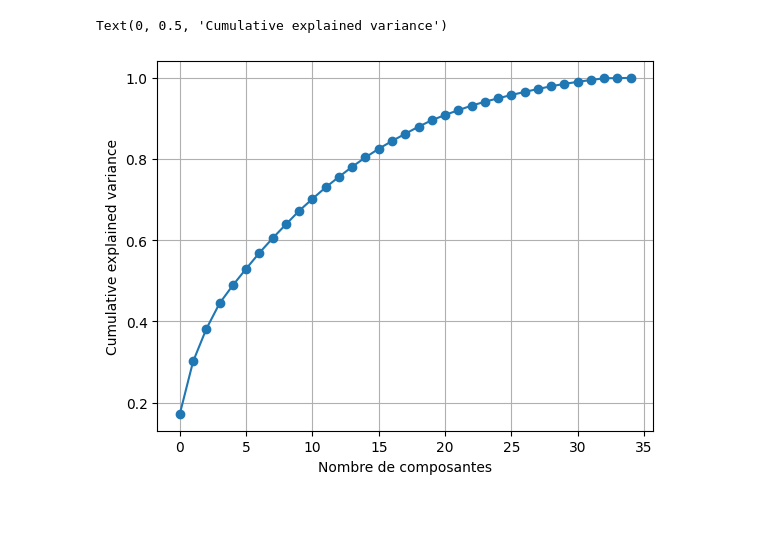
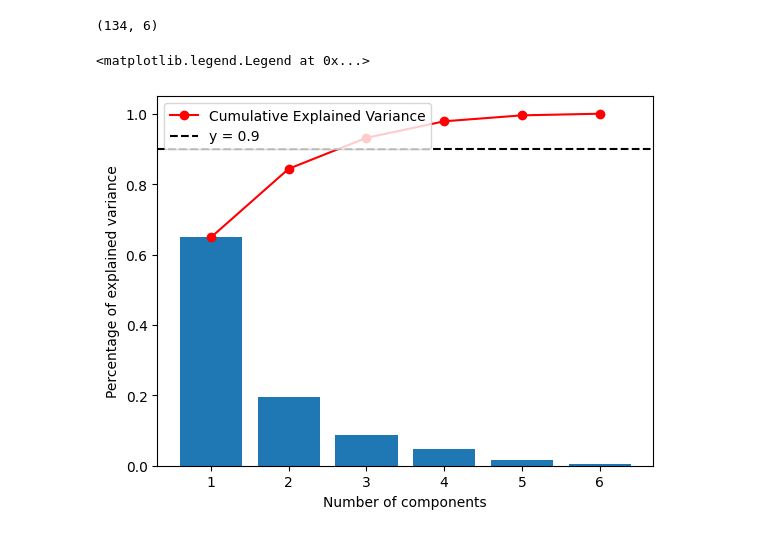
Before and after one commit to irenedagherr/ApprentissageAutomatiqueProjet, a Jupyter notebook: 3 - Prepocessing/PCA.ipynb, the cells around one changed output. Saved outputs shown, nothing was run; the diff lists cells and outputs as text; code cells hidden in the pictures.

```diff
--- a/3 - Prepocessing/PCA.ipynb
+++ b/3 - Prepocessing/PCA.ipynb
@@ -30,21 +43,42 @@ memory usage: 378.6+ KB
 None
+# %%
+y = df.iloc[:,25:]
+y_cleand = y.dropna()
+print(y_cleand.shape)
+# %% [output]
+(134, 6)
 # %%
 from sklearn.preprocessing import MinMaxScaler
 from sklearn.preprocessing import StandardScaler
 
 def scale(X,scaler=MinMaxScaler()) :
     scaler = scaler
     X_scaled = pd.DataFrame(scaler.fit_transform(X), columns=X.columns)
     return X_scaled
 
-X = df.iloc[:,:35]
-X_norm = scale(X)
+#X = df.iloc[:,:25]
+X = y_cleand
+X_norm = scale(X, StandardScaler())
 
 algoPCA = PCA().fit(X_norm)
-plt.plot(np.cumsum(algoPCA.explained_variance_ratio_), marker = 'o')
-plt.grid()
-plt.xlabel('Nombre de composantes')
-plt.ylabel('Cumulative explained variance')
+
+#plt.plot(np.cumsum(algoPCA.explained_variance_ratio_), marker = 'o')
+#plt.grid()
+#plt.xlabel('Nombre de composantes')
+#plt.ylabel('Cumulative explained variance')
+
+# Explained variance plot
+plt.bar(range(1,len(algoPCA.explained_variance_ratio_ )+1),algoPCA.explained_variance_ratio_ )
+plt.ylabel('Percentage of explained variance')
+plt.xlabel('Number of components')
+plt.plot(range(1,len(algoPCA.explained_variance_ratio_ )+1),
+         np.cumsum(algoPCA.explained_variance_ratio_ ),
+         c='red',
+         label="Cumulative Explained Variance",
+         marker = 'o')
+# Ajouter une barre horizontale en pointillé rouge à y = 0.9
+plt.axhline(y=0.9, color='black', linestyle='--', label='y = 0.9')
+plt.legend(loc='upper left')
 # %% [output]
-Text(0, 0.5, 'Cumulative explained variance')
+<matplotlib.legend.Legend at 0x...>
-[figure, old version]
+[figure, new version]
```
Also changed, not shown: parts of 8 cells of this notebook, 5 other files.
